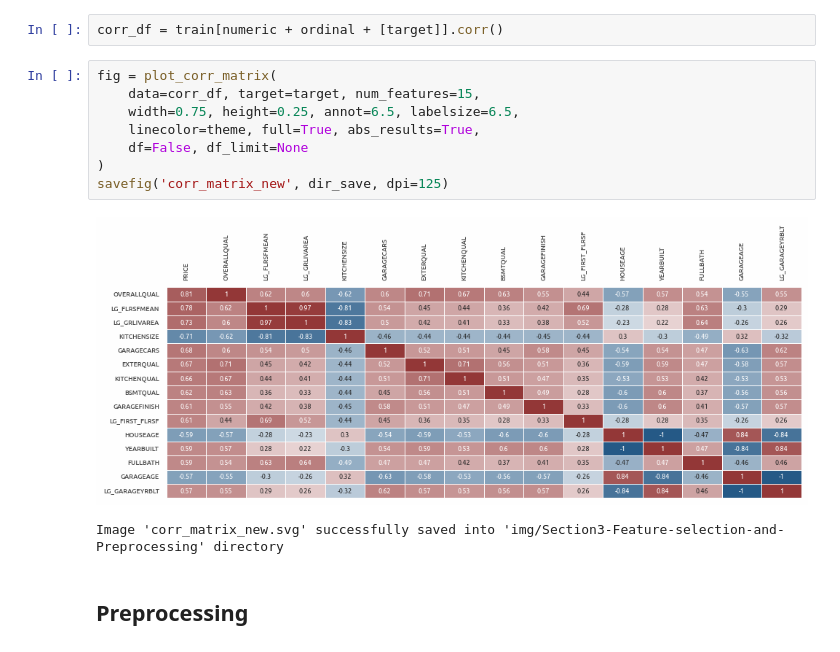
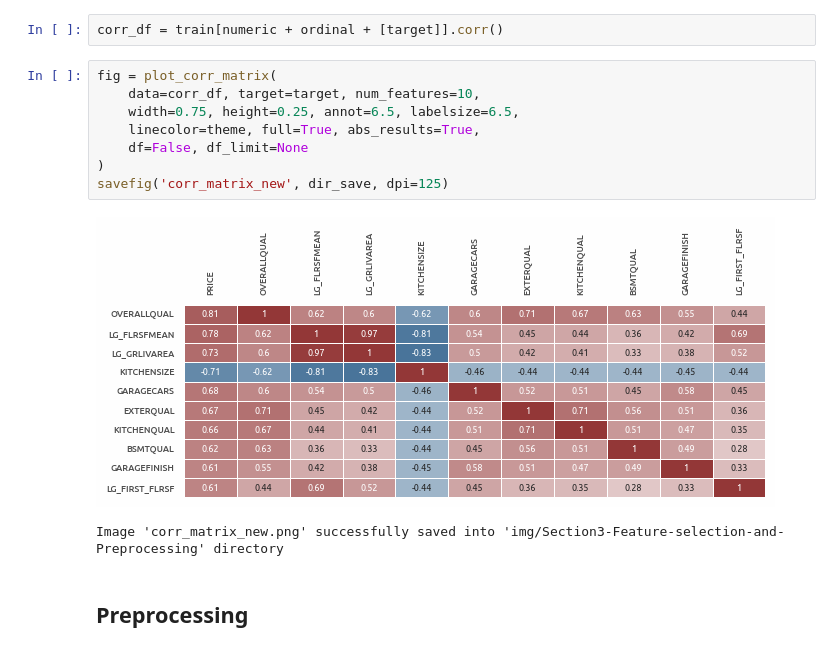
Before and after one commit to a-chasovsky/house-prices, a Jupyter notebook: Section3-Feature-selection-and-Preprocessing.ipynb, the cells around one changed output. Drawn from its saved outputs; the diff is of its cells as text.

Commit message:
Section2,4

```diff
--- a/Section3-Feature-selection-and-Preprocessing.ipynb
+++ b/Section3-Feature-selection-and-Preprocessing.ipynb
@@ -517,15 +517,15 @@ train[~train.apply(tuple,1).isin(train_transformed.apply(tuple,1))]
 corr_df = train[numeric + ordinal + [target]].corr()
 # %%
 fig = plot_corr_matrix(
-    data=corr_df, target=target, num_features=15,
+    data=corr_df, target=target, num_features=10,
     width=0.75, height=0.25, annot=6.5, labelsize=6.5,
     linecolor=theme, full=True, abs_results=True,
     df=False, df_limit=None
 )
 savefig('corr_matrix_new', dir_save, dpi=125)
 # %% [output]
-[figure, old version]
+[figure, new version]
-Image 'corr_matrix_new.svg' successfully saved into 'img/Section3-Feature-selection-and-Preprocessing' directory
+Image 'corr_matrix_new.png' successfully saved into 'img/Section3-Feature-selection-and-Preprocessing' directory
 # %% [markdown]
 ## Preprocessing
 # %%
```
Also changed, not shown: parts of 5 cells of this notebook, 13 other files.
